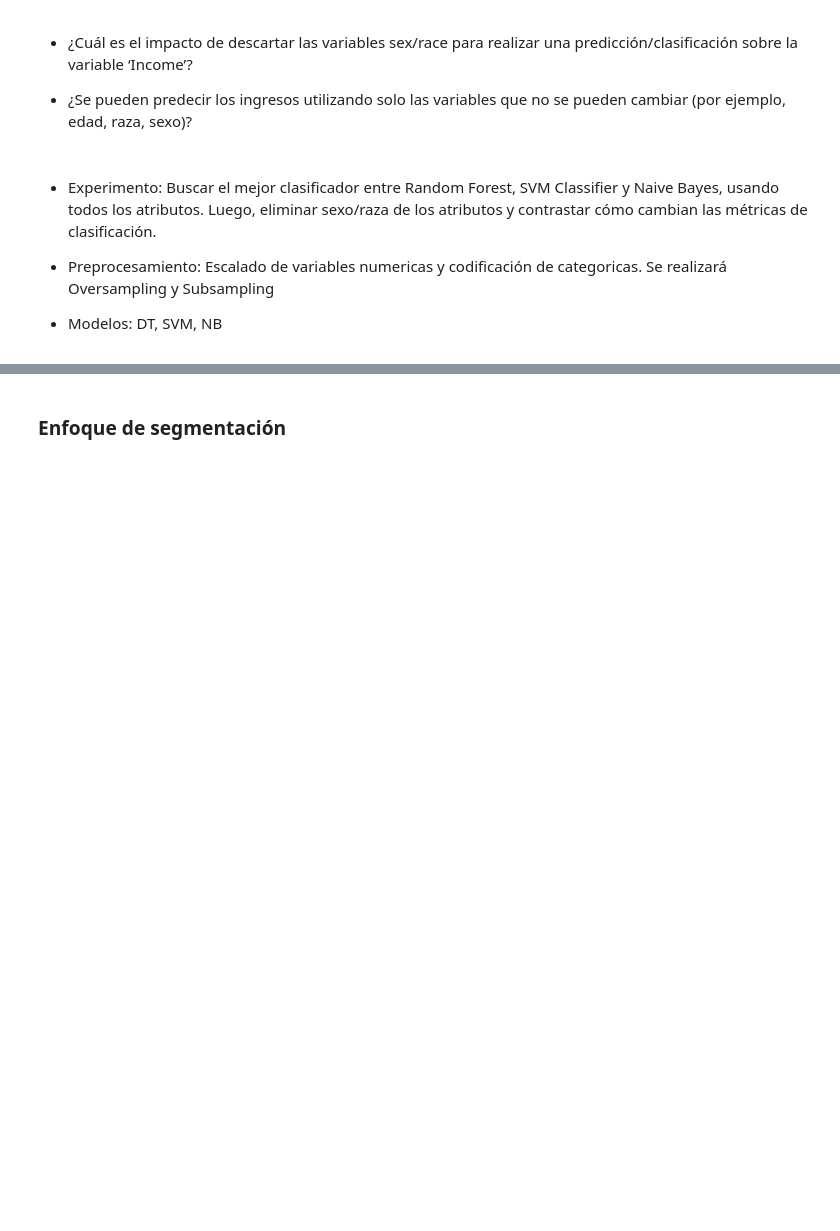
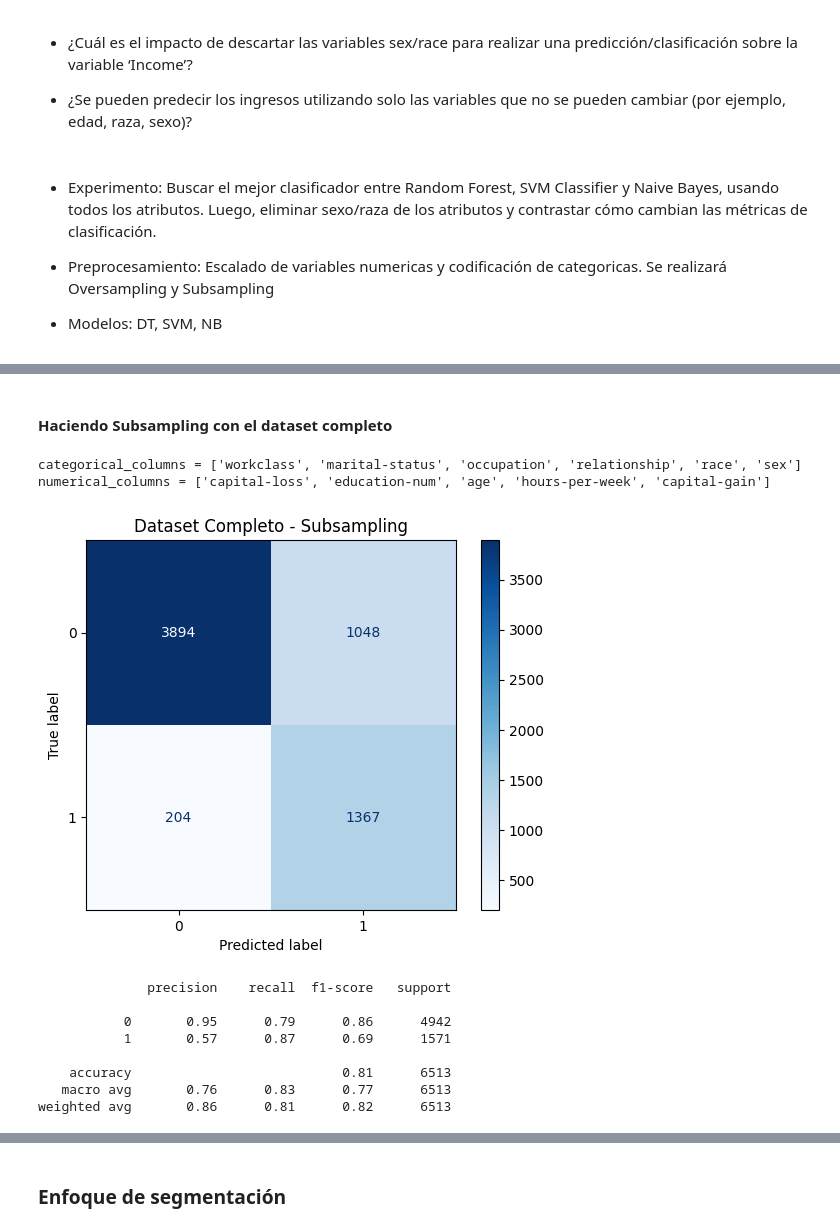
Before and after one commit to BnjmnNicholas/Proyecto_mineria_cc5205, a Jupyter notebook: Reporte_Hito_3.ipynb, the cells around one changed output, grey strips where cells are left out. Cells and saved outputs as stored; diff of their text form; code cells hidden in the pictures; blank space fills up the shorter version.

```diff
--- a/Reporte_Hito_3.ipynb
+++ b/Reporte_Hito_3.ipynb
@@ -564,0 +696,66 @@ Las preguntas planteadas a continuación se separan en dos partes, las primeras
+# %% [markdown]
+#### Haciendo Subsampling con el dataset completo
+# %%
+# Cargar el dataset
+url = "https://archive.ics.uci.edu/ml/machine-learning-databases/adult/adult.data"
+columns = ["age", "workclass", "fnlwgt", "education", "education-num", "marital-status",
+           "occupation", "relationship", "race", "sex", "capital-gain", "capital-loss",
+           "hours-per-week", "native-country", "income"]
+data = pd.read_csv(url, names=columns, na_values=" ?", skipinitialspace=True)
+
+# Preprocesamiento: Eliminar filas con valores faltantes
+data.dropna(inplace=True)
+
+# Dropear columnas 'fnlwgt', 'native-country', 'education'
+data.drop(['fnlwgt', 'native-country', 'education'], axis=1, inplace=True)
+
+# Separar características y la variable objetivo
+X = data.drop("income", axis=1)
+y = data["income"].map({'>50K': 1, '<=50K': 0})
+
+# Dividir en conjuntos de entrenamiento y prueba
+X_train, X_test, y_train, y_test = train_test_split(X, y, test_size=0.2, random_state=42)
+categorical_columns = X.select_dtypes(include=['object']).columns.to_list()
+numerical_columns = list(set(X.columns) - set(categorical_columns))
+print(f"{categorical_columns = }")
+print(f"{numerical_columns = }")
+
+# Undersamplear los datos de entrenamiento
+X_train, y_train = RandomUnderSampler(random_state=42).fit_resample(X_train, y_train)
+
+# Preprocesar los datos
+encoder = OneHotEncoder(sparse_output=False)
+scaler = StandardScaler()
+preprocessor = ColumnTransformer([
+    ('scaler', scaler, numerical_columns),
+    ('encoder', encoder, categorical_columns)
+])
+
+X_train = preprocessor.fit_transform(X_train)
+X_test = preprocessor.transform(X_test)
+
+
+svc = SVC(random_state=42)
+svc = svc.fit(X_train, y_train)
+y_pred = svc.predict(X_test)
+
+cm = confusion_matrix(y_test, y_pred)
+disp = ConfusionMatrixDisplay(confusion_matrix=cm, display_labels=[0, 1])
+disp.plot(cmap=plt.cm.Blues)
+plt.title("Dataset Completo - Subsampling")
+plt.show()
+print(classification_report(y_test, y_pred))
+
+# [Nico]
+# %% [output]
+categorical_columns = ['workclass', 'marital-status', 'occupation', 'relationship', 'race', 'sex']
+numerical_columns = ['capital-loss', 'education-num', 'age', 'hours-per-week', 'capital-gain']
+[figure, added]
+              precision    recall  f1-score   support
+
+           0       0.95      0.79      0.86      4942
+           1       0.57      0.87      0.69      1571
+
+    accuracy                           0.81      6513
+   macro avg       0.76      0.83      0.77      6513
+weighted avg       0.86      0.81      0.82      6513
```
Also changed, not shown: parts of 18 cells of this notebook.
